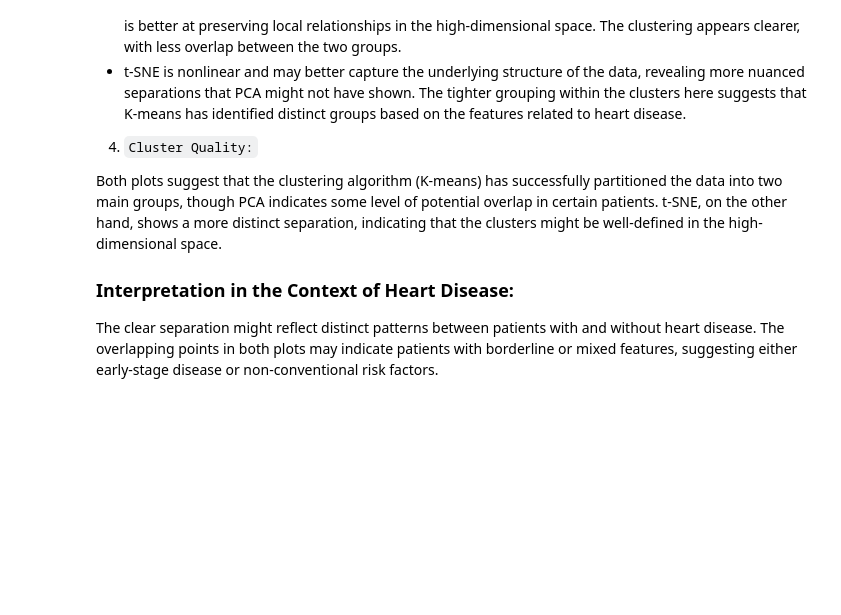
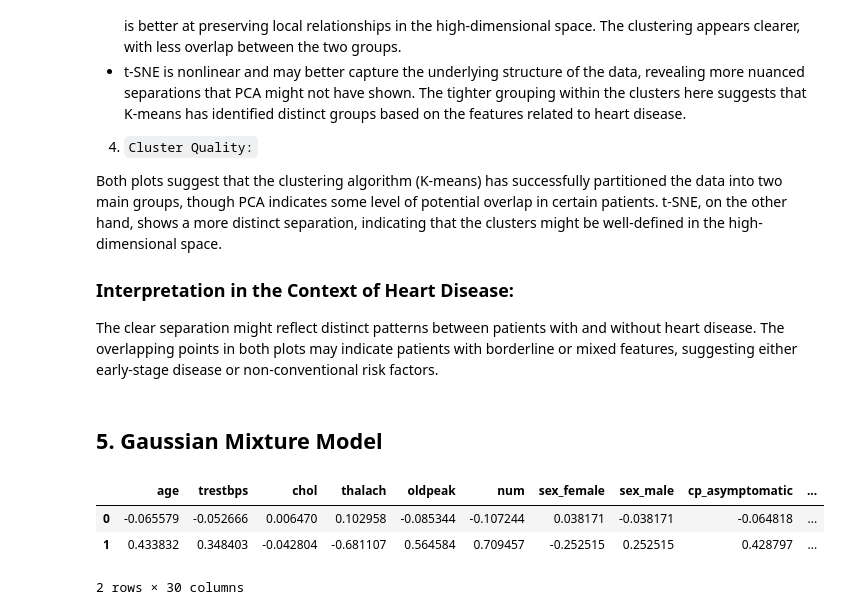
Before and after one commit to kayc0des/clustering_formative, a Jupyter notebook: clustering_formative.ipynb, the cells around one changed output. Saved outputs shown, nothing was run; the diff lists cells and outputs as text; code cells hidden in the pictures; blank space fills up the shorter version.

```diff
--- a/clustering_formative.ipynb
+++ b/clustering_formative.ipynb
@@ -439,3 +461,5 @@ Both plots suggest that the clustering algorithm (K-means) has successfully part
 ### Interpretation in the Context of Heart Disease:
 
 The clear separation might reflect distinct patterns between patients with and without heart disease. The overlapping points in both plots may indicate patients with borderline or mixed features, suggesting either early-stage disease or non-conventional risk factors.
+# %% [markdown]
+## 5. Gaussian Mixture Model
@@ -441,0 +474,15 @@ The clear separation might reflect distinct patterns between patients with and w
+# %%
+# Get the means of each component
+means = gmm.means_
+covariances = gmm.covariances_
+
+# Create a DataFrame to summarize the results
+gmm_summary = pd.DataFrame(means, columns=data_scaled.columns)
+gmm_summary['Cluster'] = np.arange(n_components)
+
+gmm_summary
+# %% [output]
+|  | age | trestbps | chol | thalach | oldpeak | num | sex_female | sex_male | cp_asymptomatic | ... |
+| 0 | -0.065579 | -0.052666 | 0.006470 | 0.102958 | -0.085344 | -0.107244 | 0.038171 | -0.038171 | -0.064818 | ... |
+| 1 | 0.433832 | 0.348403 | -0.042804 | -0.681107 | 0.564584 | 0.709457 | -0.252515 | 0.252515 | 0.428797 | ... |
+2 rows × 30 columns
```
Also changed, not shown: parts of 26 cells of this notebook, 7 other files.
